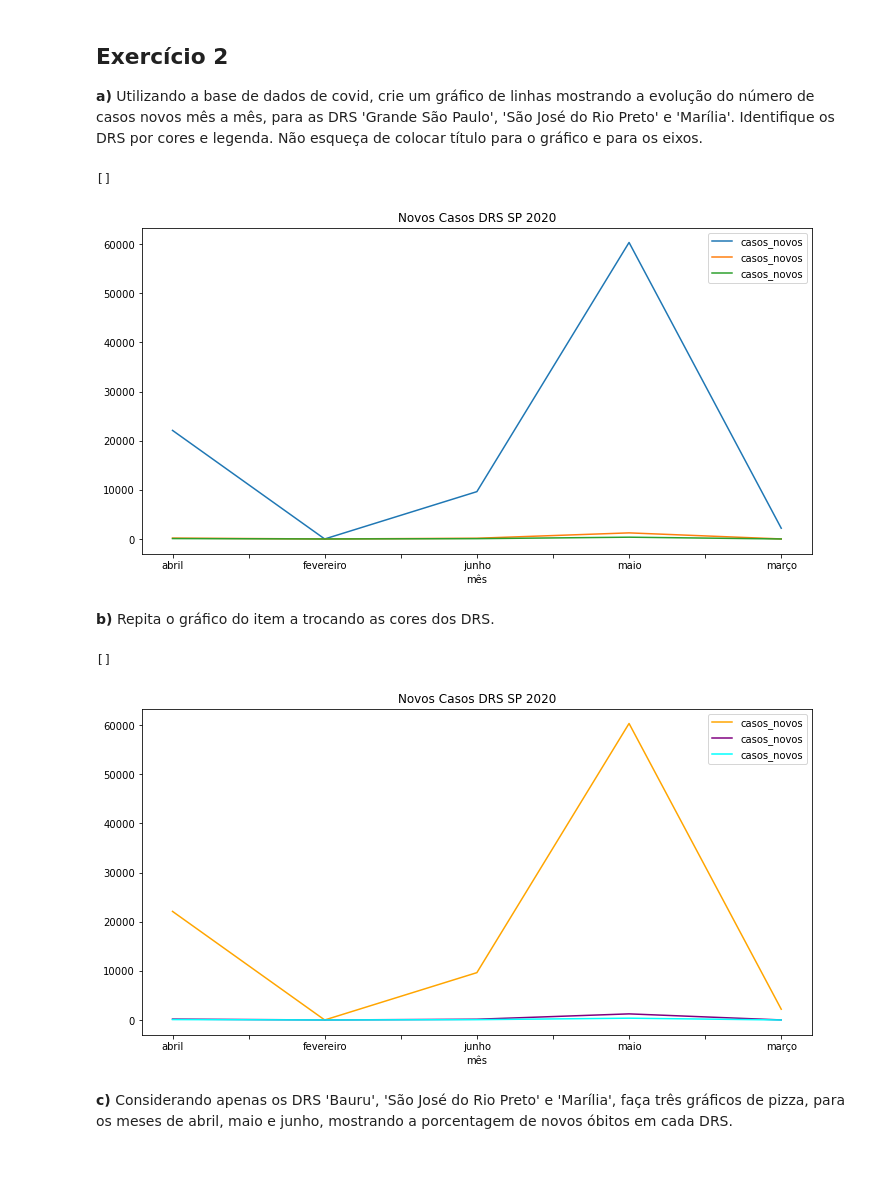
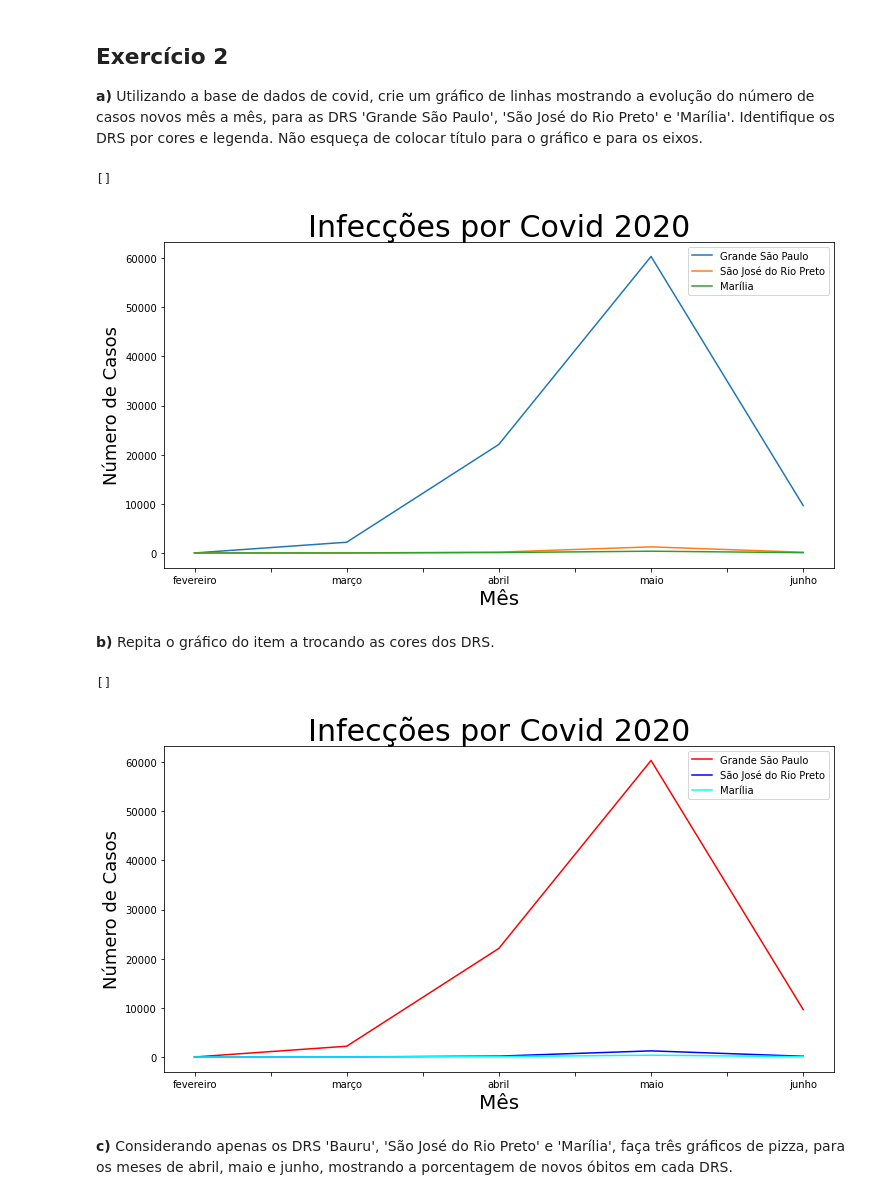
Before and after one commit to saulzera/LetsCode_Exercicios_Modulo_V, a Jupyter notebook: Aula 1 - Exercícios.ipynb, the cells around one changed output. Cells and saved outputs as stored; diff of their text form; code cells hidden in the pictures; blank space fills up the shorter version.

Commit message:
fixing line graph

```diff
--- a/Aula 1 - Exercícios.ipynb
+++ b/Aula 1 - Exercícios.ipynb
@@ -143,30 +143,50 @@ plt.show()
 # %%
 df2 = df2.rename(columns={'ano_mes': 'mês'})
 df2 = df2.replace({'2020-02': 'fevereiro', '2020-03': 'março', '2020-04': 'abril', '2020-05': 'maio', '2020-06': 'junho'})
+df2['mês'] = pd.Categorical(df2['mês'], categories=['fevereiro', 'março', 'abril', 'maio', 'junho'], ordered=True)
 # %%
-dfg = df2.groupby(['nome_drs', 'mês'], as_index=False).sum()
+df_agrupado = df2.groupby(['nome_drs', 'mês'], as_index=False).sum()
 # %%
-ax1 = dfg[dfg['nome_drs'] == 'Grande São Paulo'].plot(x='mês', y='casos_novos', figsize=(12,6))
-ax2 = dfg[dfg['nome_drs'] == 'São José do Rio Preto'].plot(x='mês', y='casos_novos', ax=ax1)
-ax3 = dfg[dfg['nome_drs'] == 'Marília'].plot(x='mês', y='casos_novos', ax=ax1)
+ax1 = df_agrupado[df_agrupado['nome_drs'] == 'Grande São Paulo'].plot(x='mês',
+                                                                      y='casos_novos',
+                                                                      figsize=(12,6), label='Grande São Paulo')
+ax2 = df_agrupado[df_agrupado['nome_drs'] == 'São José do Rio Preto'].plot(x='mês',
+                                                                           y='casos_novos',
+                                                                           ax=ax1, label='São José do Rio Preto')
+ax3 = df_agrupado[df_agrupado['nome_drs'] == 'Marília'].plot(x='mês',
+                                                             y='casos_novos',
+                                                             ax=ax1, label='Marília')
 
-ax1.set_title('Novos Casos DRS SP 2020')
+ax1.set_xlabel('Mês', size=20)
+ax1.set_ylabel('Número de Casos', size=18)
+ax1.set_title('Infecções por Covid 2020', size=30)
 plt.plot()
 # %% [output]
 []
-[figure, old version]
+[figure, new version]
 # %% [markdown]
 **b)** Repita o gráfico do item a trocando as cores dos DRS.
 # %%
-ax1 = dfg[dfg['nome_drs'] == 'Grande São Paulo'].plot(x='mês', y='casos_novos', c='orange', figsize=(12,6))
-ax2 = dfg[dfg['nome_drs'] == 'São José do Rio Preto'].plot(x='mês', y='casos_novos', c='purple', ax=ax1)
-ax3 = dfg[dfg['nome_drs'] == 'Marília'].plot(x='mês', y='casos_novos', c='cyan', ax=ax1)
+ax1 = df_agrupado[df_agrupado['nome_drs'] == 'Grande São Paulo'].plot(x='mês',
+                                                                      y='casos_novos',
+                                                                      figsize=(12,6), label='Grande São Paulo',
+                                                                      c='red')
+ax2 = df_agrupado[df_agrupado['nome_drs'] == 'São José do Rio Preto'].plot(x='mês',
+                                                                           y='casos_novos',
+                                                                           ax=ax1, label='São José do Rio Preto',
+                                                                           c='blue')
+ax3 = df_agrupado[df_agrupado['nome_drs'] == 'Marília'].plot(x='mês',
+                                                             y='casos_novos',
+                                                             ax=ax1, label='Marília',
+                                                             c='cyan')
 
-ax1.set_title('Novos Casos DRS SP 2020')
+ax1.set_xlabel('Mês', size=20)
+ax1.set_ylabel('Número de Casos', size=18)
+ax1.set_title('Infecções por Covid 2020', size=30)
 plt.plot()
 # %% [output]
 []
-[figure, old version]
+[figure, new version]
 # %% [markdown]
 **c)** Considerando apenas os DRS 'Bauru', 'São José do Rio Preto' e 'Marília', faça três gráficos de pizza, para os meses de abril, maio e junho, mostrando a porcentagem de novos óbitos em cada DRS.
 # %%
```
Also changed, not shown: parts of 1 cell of this notebook.
